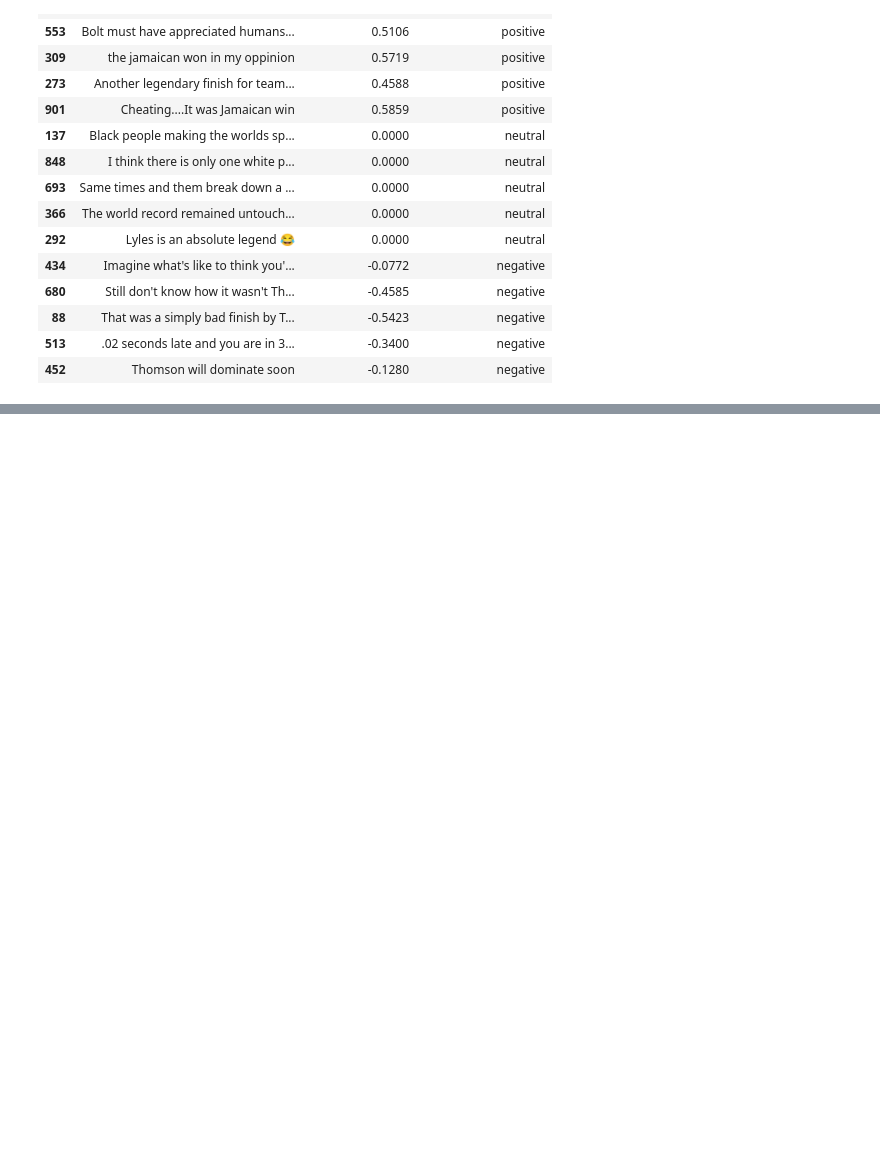
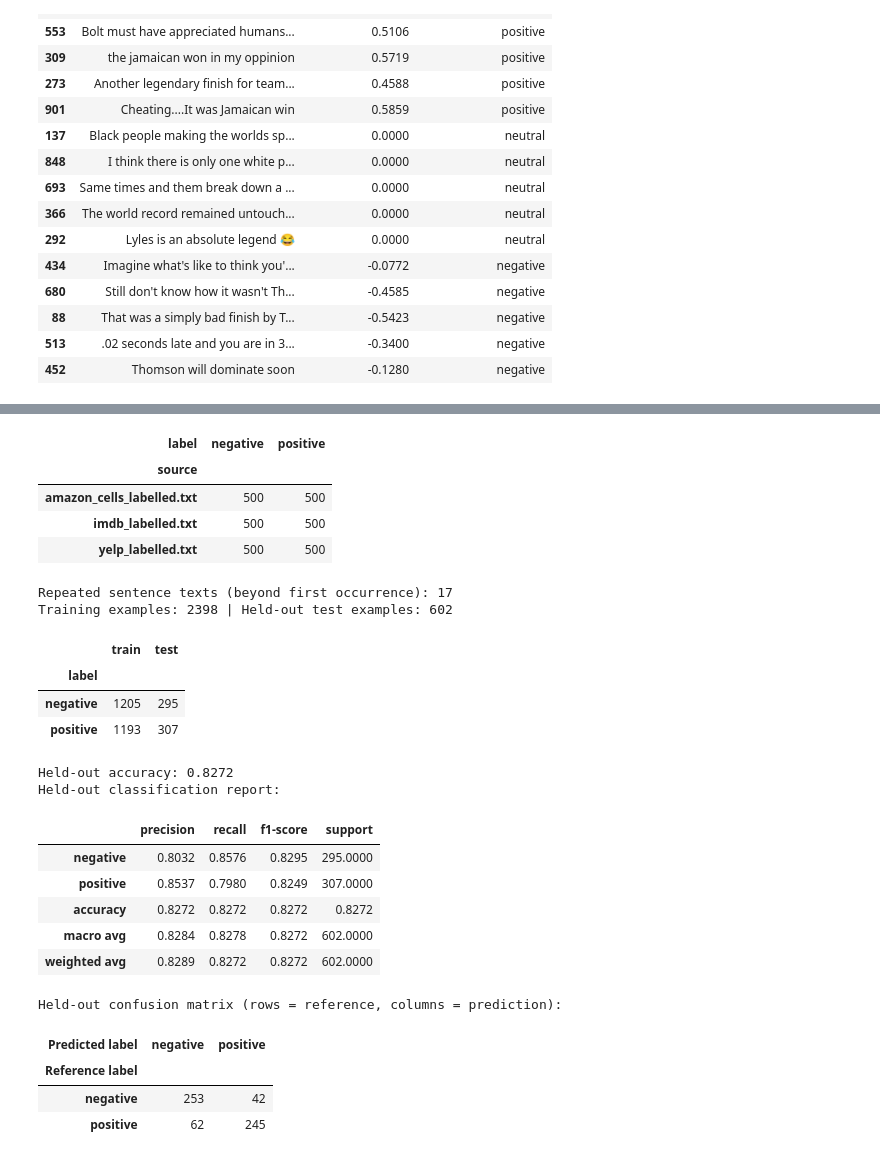
Before and after one commit to nandapieri/olympics-100-meters-final-analysis, a Jupyter notebook: olympics_100m_nlp.ipynb, the cells around one changed output, grey strips where cells are left out. Saved outputs shown, nothing was run; the diff lists cells and outputs as text; code cells hidden in the pictures; blank space fills up the shorter version.

Commit message:
feat: add Naive Bayes sentiment classifier and VADER comparison

```diff
--- a/olympics_100m_nlp.ipynb
+++ b/olympics_100m_nlp.ipynb
@@ -826,0 +837,55 @@ Illustrative inspection sample: 5 positive, 5 neutral, and 5 negative comments (
+# %%
+import hashlib
+import io
+import zipfile
+import requests
+from sklearn.feature_extraction.text import CountVectorizer
+from sklearn.naive_bayes import MultinomialNB
+from sklearn.pipeline import make_pipeline
+from sklearn.model_selection import StratifiedGroupKFold
+from sklearn.metrics import accuracy_score, classification_report, confusion_matrix
+
+training_url = "https://archive.ics.uci.edu/static/public/331/sentiment+labelled+sentences.zip"
+try:
+    training_response = requests.get(training_url, timeout=60)
+    training_response.raise_for_status()
+except requests.RequestException as error:
+    raise RuntimeError("The external labelled dataset could not be downloaded; stop before training.") from None
+
+training_rows = []
+source_files = ["amazon_cells_labelled.txt", "imdb_labelled.txt", "yelp_labelled.txt"]
+with zipfile.ZipFile(io.BytesIO(training_response.content)) as archive:
+    for filename in source_files:
+        member = next(name for name in archive.namelist() if name.endswith("/" + filename))
+        for line in archive.read(member).decode("utf-8").split("\n"):
+            if line.strip():
+                sentence, label = line.rstrip("\r").rsplit("\t", 1)
+                training_rows.append({"text": sentence, "label": {"0": "negative", "1": "positive"}[label], "source": filename})
+nb_training_df = pd.DataFrame(training_rows)
+print("Dataset: UCI Sentiment Labelled Sentences")
+print("Archive SHA-256:", hashlib.sha256(training_response.content).hexdigest())
+print("Total labelled examples:", len(nb_training_df))
+print("Original label mapping: 0 = negative; 1 = positive")
+display(pd.crosstab(nb_training_df["source"], nb_training_df["label"]))
+print("Repeated sentence texts (beyond first occurrence):", int(nb_training_df["text"].duplicated().sum()))
+
+nb_splitter = StratifiedGroupKFold(n_splits=5, shuffle=True, random_state=42)
+nb_train_index, nb_test_index = next(nb_splitter.split(nb_training_df["text"], nb_training_df["label"], groups=nb_training_df["text"]))
+nb_train = nb_training_df.iloc[nb_train_index]
+nb_test = nb_training_df.iloc[nb_test_index]
+assert set(nb_train["text"]).isdisjoint(set(nb_test["text"]))
+print("Training examples:", len(nb_train), "| Held-out test examples:", len(nb_test))
+display(pd.DataFrame({"train": nb_train["label"].value_counts(), "test": nb_test["label"].value_counts()}))
+
+nb_classifier = make_pipeline(CountVectorizer(), MultinomialNB(alpha=1.0))
+nb_classifier.fit(nb_train["text"], nb_train["label"])
+nb_test_predictions = nb_classifier.predict(nb_test["text"])
+nb_accuracy = accuracy_score(nb_test["label"], nb_test_predictions)
+print(f"Held-out accuracy: {nb_accuracy:.4f}")
+nb_report = pd.DataFrame(classification_report(nb_test["label"], nb_test_predictions, labels=["negative", "positive"], output_dict=True, zero_division=0)).T
+print("Held-out classification report:")
+display(nb_report.round(4))
+nb_confusion = pd.DataFrame(confusion_matrix(nb_test["label"], nb_test_predictions, labels=["negative", "positive"]), index=pd.Index(["negative", "positive"], name="Reference label"), columns=pd.Index(["negative", "positive"], name="Predicted label"))
+print("Held-out confusion matrix (rows = reference, columns = prediction):")
+display(nb_confusion)
+# %% [output]
@@ -826,0 +896,24 @@ Illustrative inspection sample: 5 positive, 5 neutral, and 5 negative comments (
+| label | negative | positive |
+| source |  |  |
+| amazon_cells_labelled.txt | 500 | 500 |
+| imdb_labelled.txt | 500 | 500 |
+| yelp_labelled.txt | 500 | 500 |
+Repeated sentence texts (beyond first occurrence): 17
+Training examples: 2398 | Held-out test examples: 602
+|  | train | test |
+| label |  |  |
+| negative | 1205 | 295 |
+| positive | 1193 | 307 |
+Held-out accuracy: 0.8272
+Held-out classification report:
+|  | precision | recall | f1-score | support |
+| negative | 0.8032 | 0.8576 | 0.8295 | 295.0000 |
+| positive | 0.8537 | 0.7980 | 0.8249 | 307.0000 |
+| accuracy | 0.8272 | 0.8272 | 0.8272 | 0.8272 |
+| macro avg | 0.8284 | 0.8278 | 0.8272 | 602.0000 |
+| weighted avg | 0.8289 | 0.8272 | 0.8272 | 602.0000 |
+Held-out confusion matrix (rows = reference, columns = prediction):
+| Predicted label | negative | positive |
+| Reference label |  |  |
+| negative | 253 | 42 |
+| positive | 62 | 245 |
```
Also changed, not shown: parts of 4 cells of this notebook, 1 other file.
